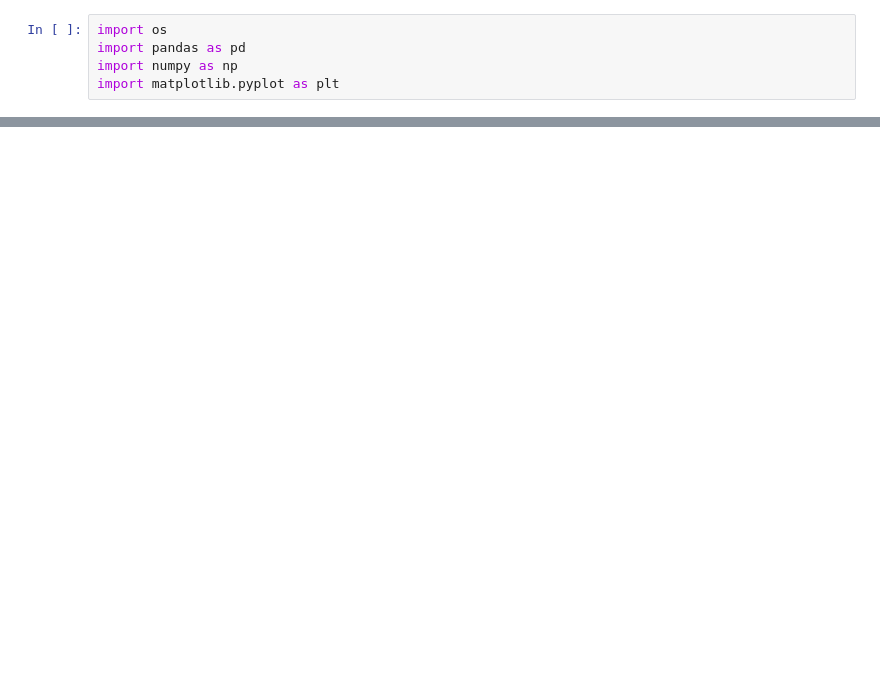
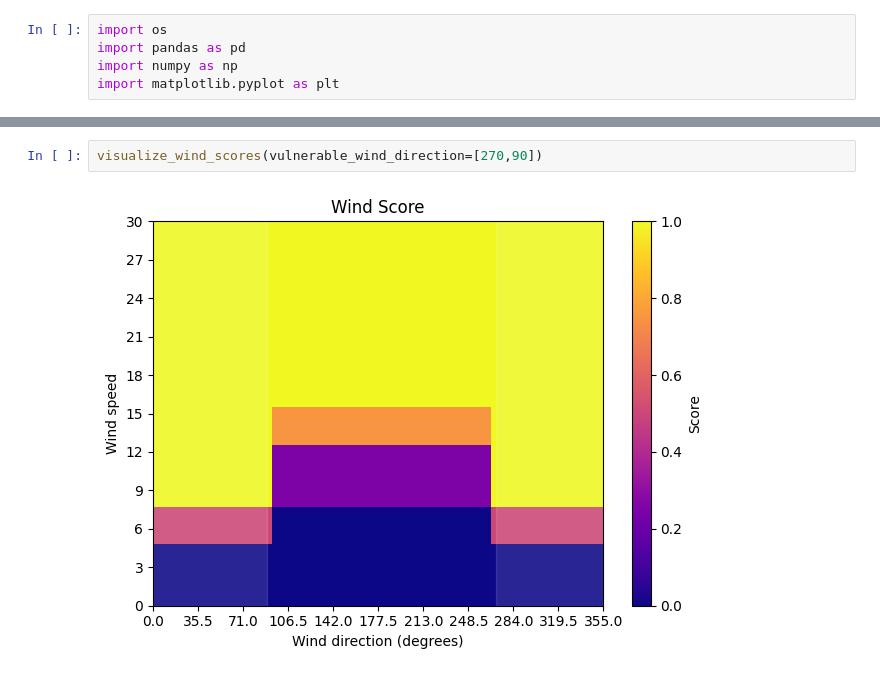
Before and after one commit to fclarke1/vis_forecast, a Jupyter notebook: notebooks/playground.ipynb, the cells around one changed output, grey strips where cells are left out. Saved outputs shown, nothing was run; the diff lists cells and outputs as text; blank space fills up the shorter version.

```diff
--- a/notebooks/playground.ipynb
+++ b/notebooks/playground.ipynb
@@ -93,0 +65,4 @@ df_tmp[(df_tmp['location_name']=="falmouth")&(df_tmp["time"] >= time_now)]
+# %%
+visualize_wind_scores(vulnerable_wind_direction=[270,90])
+# %% [output]
+[figure, added]
```
Also changed, not shown: parts of 11 cells of this notebook, 5 other files.
